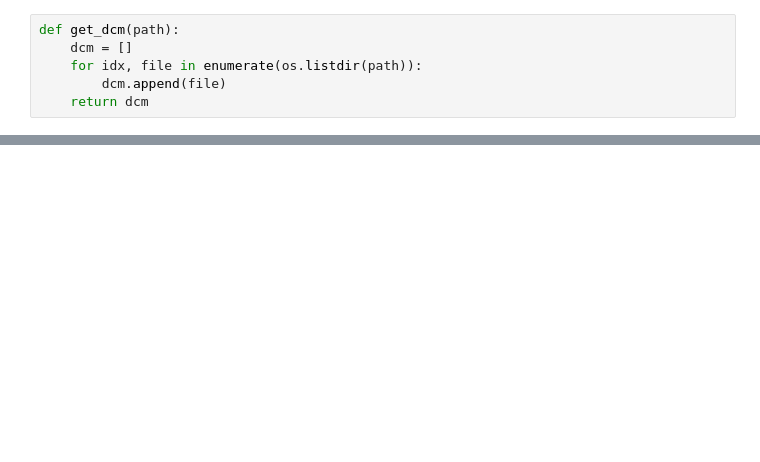
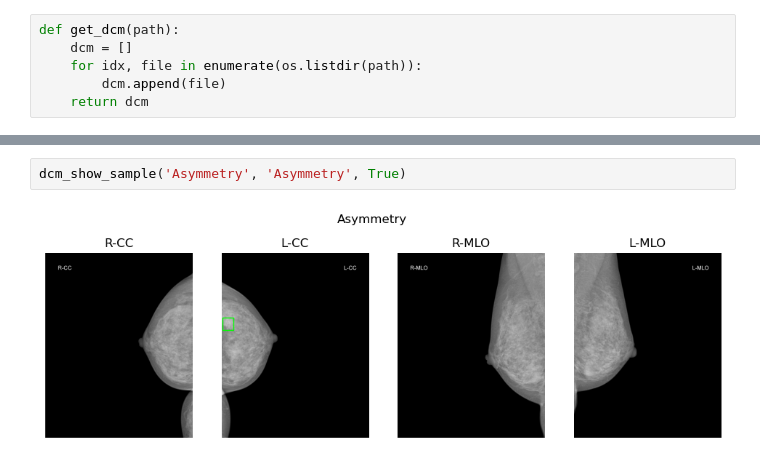
Before and after one commit to jefftorres/med-img, a Jupyter notebook: basics.ipynb, the cells around one changed output, grey strips where cells are left out. Saved outputs shown, nothing was run; the diff lists cells and outputs as text; blank space fills up the shorter version.

```diff
--- a/basics.ipynb
+++ b/basics.ipynb
@@ -94,0 +129,4 @@ dcm_show_sample(2, 'Bi-rads 5')
+# %%
+dcm_show_sample('Asymmetry', 'Asymmetry', True)
+# %% [output]
+[figure, added]
```
Also changed, not shown: parts of 17 cells of this notebook.
